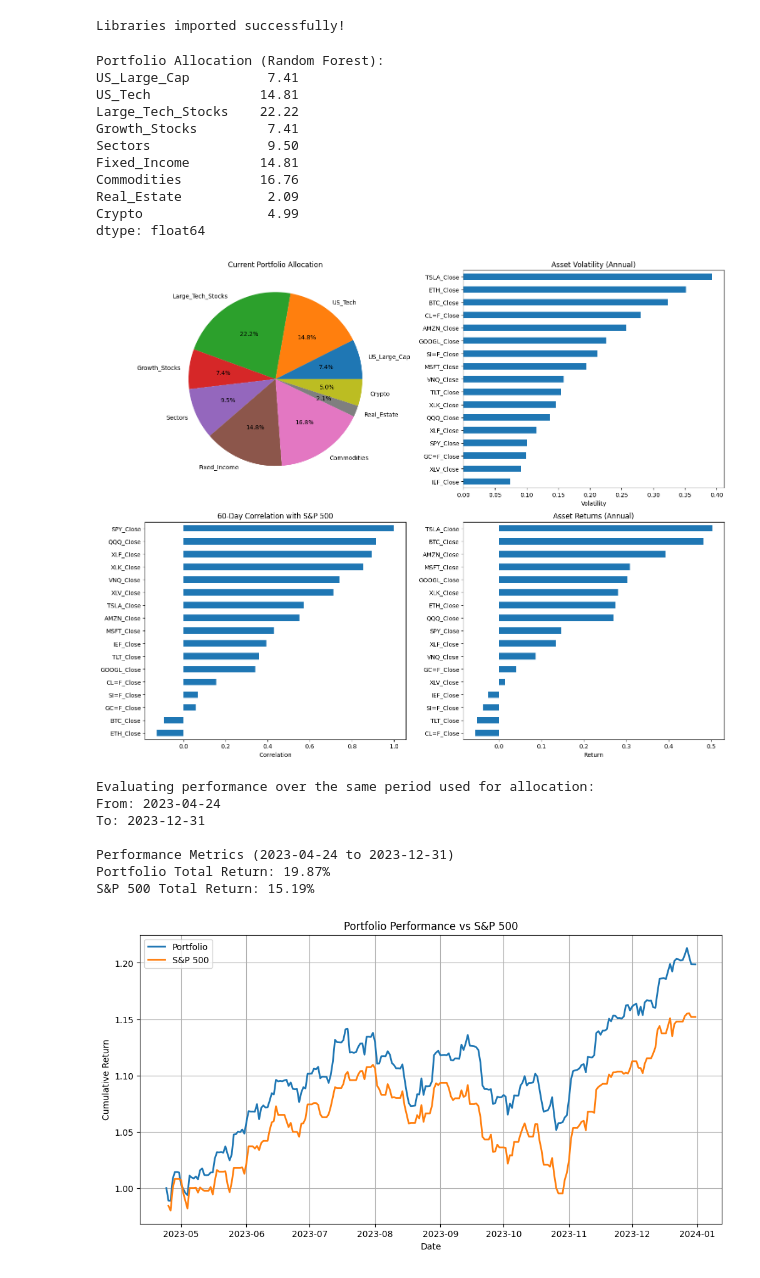
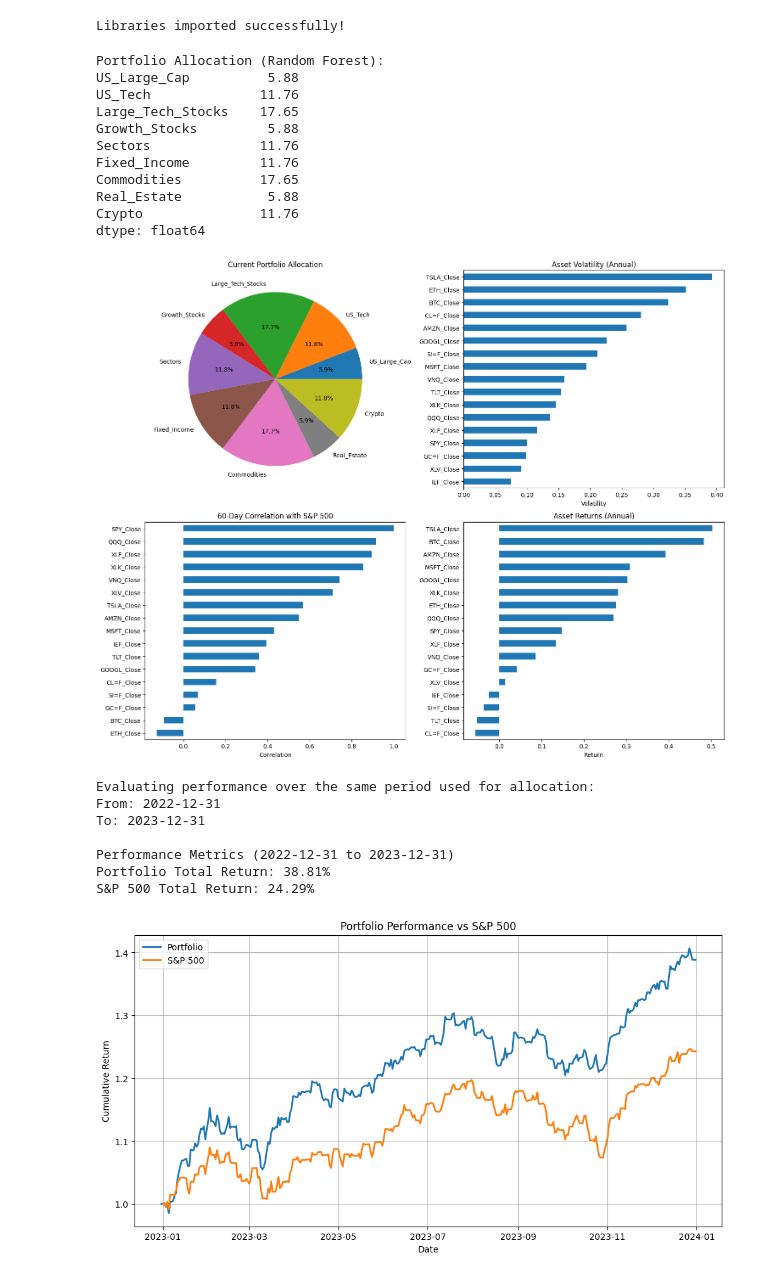
Before and after one commit to mturos19/7151CEM, a Jupyter notebook: randomforest_alloc.ipynb, the cells around one changed output. Drawn from its saved outputs; the diff is of its cells as text; code cells hidden in the pictures.

```diff
--- a/randomforest_alloc.ipynb
+++ b/randomforest_alloc.ipynb
@@ -16,7 +16,7 @@ class PortfolioAllocator:
     def __init__(self, lookback_period=252):
         self.lookback_period = lookback_period
         self.scaler = StandardScaler()
-        self.rf_model = RandomForestRegressor(n_estimators=100, random_state=42)
+        self.rf_models = {}  # dictionary for each asset model
         self.load_data()
 
     def load_data(self):
@@ -149,15 +149,16 @@ class PortfolioAllocator:
             # prepare data
             features, target, _ = self.prepare_ml_data(data, asset)
 
-            # train random forest
-            self.rf_model.fit(features, target)
+            # new model for each asset
+            self.rf_models[asset] = RandomForestRegressor(n_estimators=100, random_state=42)
+            self.rf_models[asset].fit(features, target)
 
     def predict_returns(self, features, asset):
         """enhanced return prediction with regime awareness"""
         scaled_features = self.scaler.transform(features)
 
         # base predictions
-        rf_pred = self.rf_model.predict(scaled_features)
+        rf_pred = self.rf_models[asset].predict(scaled_features)
 
         # regime-based adjustments
         vol_regime = features[f'{asset}_vol_regime'].iloc[-1]
@@ -180,13 +181,30 @@ class PortfolioAllocator:
     def calculate_ml_metrics(self, prices):
         """calculate return metrics using ml predictions"""
         features = self.create_features(prices)
+        prediction_horizon = 252
 
-        # ml predictions for each asset
         predicted_returns = pd.Series(index=prices.columns)
         for asset in prices.columns:
-            predicted_returns[asset] = self.predict_returns(features, asset).mean()
+            # daily predictions for the horizon
+            daily_predictions = []
+            current_features = features.copy()
 
-        # risk using traditional covariance
+            for day in range(prediction_horizon):
+                # next day
+                day_pred = self.predict_returns(current_features, asset)
+                daily_predictions.append(day_pred)
+
+                # update features for next prediction
+                current_features = current_features.shift(1)
+
+            # compound  daily returns
+            horizon_return = np.prod(1 + np.array(daily_predictions)) - 1
+            predicted_returns[asset] = horizon_return
+
+        # annualize returns
+        predicted_returns = (1 + predicted_returns) ** (252/prediction_horizon) - 1
+
+        # risk calculation
         returns = prices.pct_change()
         cov_matrix = returns.cov() * 252
 
@@ -406,39 +424,36 @@ print("\nPortfolio Allocation (Random Forest):")
 print(allocation)
 # %% [output]
 Portfolio Allocation (Random Forest):
-US_Large_Cap          7.41
-US_Tech              14.81
-Large_Tech_Stocks    22.22
-Growth_Stocks         7.41
-Sectors               9.50
-Fixed_Income         14.81
-Commodities          16.76
-Real_Estate           2.09
-Crypto                4.99
+US_Large_Cap          5.88
+US_Tech              11.76
+Large_Tech_Stocks    17.65
+Growth_Stocks         5.88
+Sectors              11.76
+Fixed_Income         11.76
+Commodities          17.65
+Real_Estate           5.88
+Crypto               11.76
 dtype: float64
 # %%
 # visualization
 allocator.plot_portfolio_insights()
 # %% [output]
-[figure, old version]
+[figure, new version]
 # %%
 # performance evaluation
 
-end_date = allocator.df.index[-1]
-start_date = allocator.df.index[-252]
-
 print(f"\nEvaluating performance over the same period used for allocation:")
-print(f"From: {start_date.strftime('%Y-%m-%d')}")
-print(f"To: {end_date.strftime('%Y-%m-%d')}")
+print(f"From: 2022-12-31")
+print(f"To: 2023-12-31")
 
 # performance evaluation for just the last 252 days
-allocator.evaluate_portfolio_performance(start_date=start_date, end_date=end_date)
+allocator.evaluate_portfolio_performance(start_date='2022-12-31', end_date='2023-12-31')
 # %% [output]
 Evaluating performance over the same period used for allocation:
-From: 2023-04-24
+From: 2022-12-31
 To: 2023-12-31
 
-Performance Metrics (2023-04-24 to 2023-12-31)
-Portfolio Total Return: 19.87%
-S&P 500 Total Return: 15.19%
+Performance Metrics (2022-12-31 to 2023-12-31)
+Portfolio Total Return: 38.81%
+S&P 500 Total Return: 24.29%
-[figure, old version]
+[figure, new version]
```
